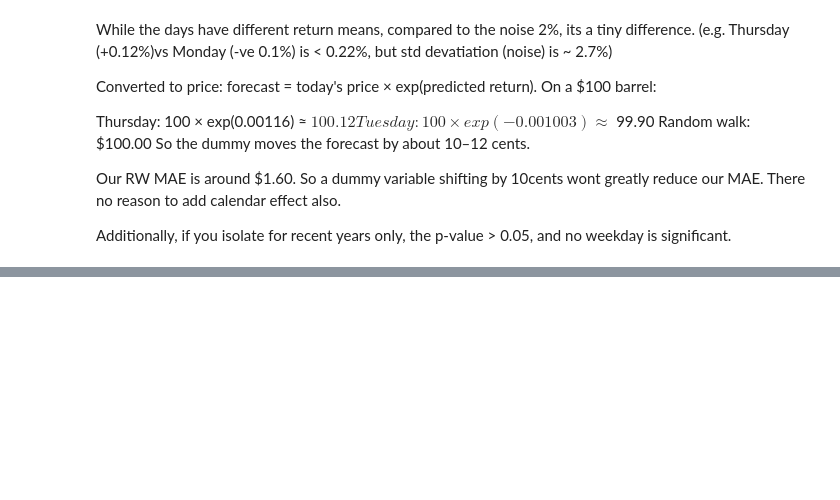
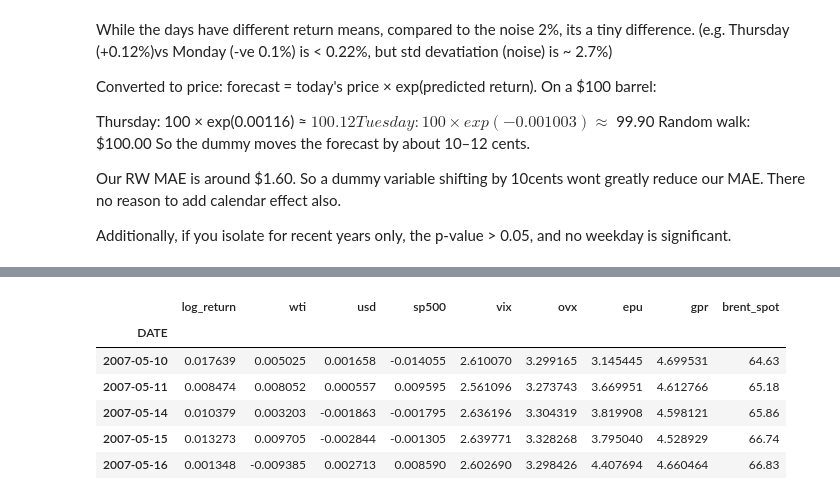
Before and after one commit to airrehn/Sample-Taxed, a Jupyter notebook: notebooks/01_explore_data.ipynb, the cells around one changed output, grey strips where cells are left out. Saved outputs shown, nothing was run; the diff lists cells and outputs as text; code cells hidden in the pictures; blank space fills up the shorter version.

```diff
--- a/notebooks/01_explore_data.ipynb
+++ b/notebooks/01_explore_data.ipynb
@@ -265,0 +302,12 @@ compare_models(test_results)
+# %%
+PRICES = ["brent_spot", "wti", "usd", "sp500"]   # prices -> log returns for stationarity
+INDICES = ["vix", "ovx", "epu", "gpr"]
+
+X = pd.DataFrame(index=data.index)
+for col in PRICES:
+    X[col] = np.log(data[col]).diff()
+for col in INDICES:
+    X[col] = np.log(data[col])
+X = X.dropna()                         # sample now starts when the last variable (OVX) starts
+pre = X[X.index < "2024-01-01"]        # test only on data before validation, so no peeking
+pre.shape
@@ -265,0 +338,4 @@ compare_models(test_results)
+# %%
+pre_var = pre.reset_index(drop=True)   # drop the dates so statsmodels doesn't spam frequency warnings
+order = VAR(pre_var).select_order(maxlags=10)
+order.summary()
@@ -265,0 +415,12 @@ compare_models(test_results)
+# %%
+df_var = X.rename(columns={"brent_spot": "log_return"})   # in X, brent_spot is a return, so rename it
+df_var["brent_spot"] = data["brent_spot"]                   # add back the Brent PRICE, which walk_forward needs
+df_var.head()
+# %% [output]
+|  | log_return | wti | usd | sp500 | vix | ovx | epu | gpr | brent_spot |
+| DATE |  |  |  |  |  |  |  |  |  |
+| 2007-05-10 | 0.017639 | 0.005025 | 0.001658 | -0.014055 | 2.610070 | 3.299165 | 3.145445 | 4.699531 | 64.63 |
+| 2007-05-11 | 0.008474 | 0.008052 | 0.000557 | 0.009595 | 2.561096 | 3.273743 | 3.669951 | 4.612766 | 65.18 |
+| 2007-05-14 | 0.010379 | 0.003203 | -0.001863 | -0.001795 | 2.636196 | 3.304319 | 3.819908 | 4.598121 | 65.86 |
+| 2007-05-15 | 0.013273 | 0.009705 | -0.002844 | -0.001305 | 2.639771 | 3.328268 | 3.795040 | 4.528929 | 66.74 |
+| 2007-05-16 | 0.001348 | -0.009385 | 0.002713 | 0.008590 | 2.602690 | 3.298426 | 4.407694 | 4.660464 | 66.83 |
```
Also changed, not shown: parts of 18 cells of this notebook, 3 other files.
